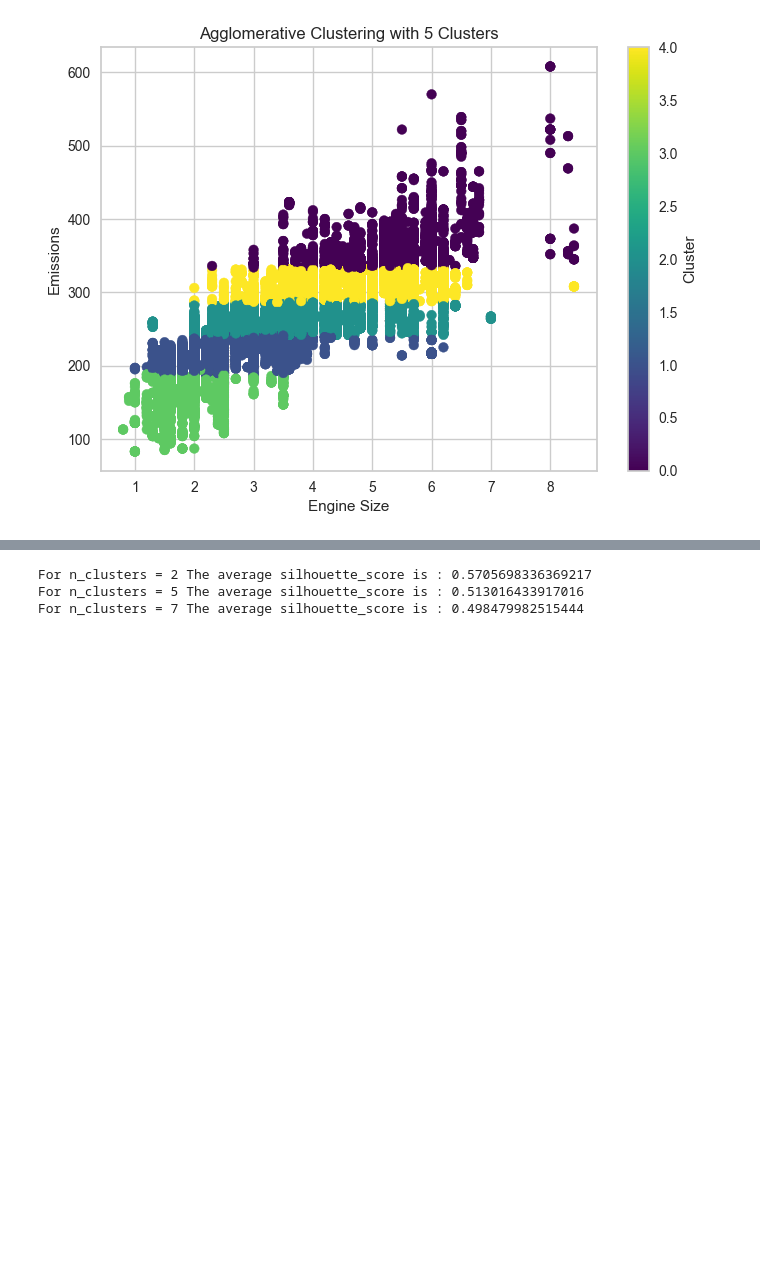
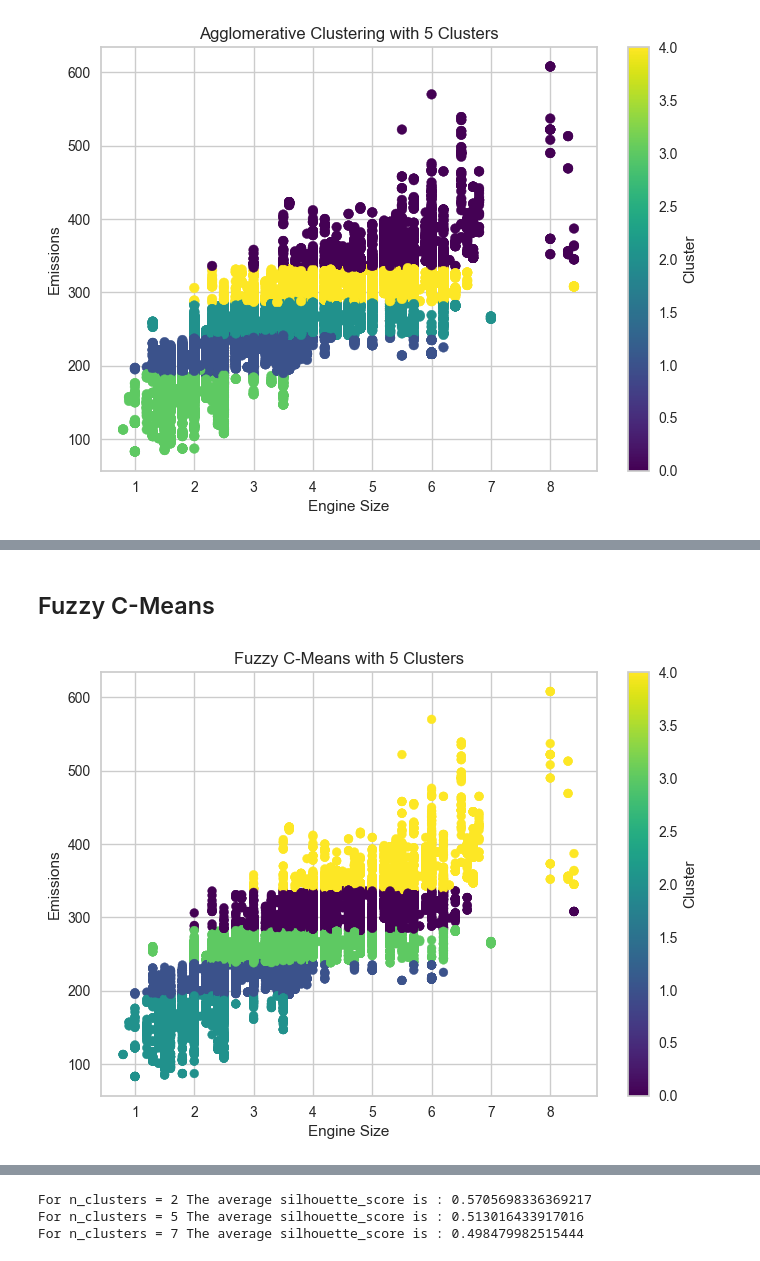
Before and after one commit to FabianJuarez182/Proyecto._Analisis_Exploratorio_MD, a Jupyter notebook: analisis_exploratorio2.ipynb, the cells around one changed output, grey strips where cells are left out. Saved outputs shown, nothing was run; the diff lists cells and outputs as text; code cells hidden in the pictures; blank space fills up the shorter version.

```diff
--- a/analisis_exploratorio2.ipynb
+++ b/analisis_exploratorio2.ipynb
@@ -213,0 +257,21 @@ plt.show()
+# %% [markdown]
+## Fuzzy C-Means
+# %%
+import numpy as np
+from fcmeans import FCM # is inside the fuzzy-c-means installation
+from matplotlib import pyplot as plt
+
+fcm = FCM(n_clusters=5)
+fcm.fit(X)
+
+# outputs
+fcm_centers = fcm.centers
+fcm_labels = fcm.predict(X)
+plt.scatter(X[:, 0], X[:, -1], c=fcm_labels, s=40,cmap="viridis")
+plt.title(f'Fuzzy C-Means with {5} Clusters')
+plt.xlabel('Engine Size')
+plt.ylabel('Emissions')  # Update the y-axis label to indicate the last column
+plt.colorbar(label='Cluster')
+plt.show()
+# %% [output]
+[figure, added]
```
Also changed, not shown: parts of 10 cells of this notebook.
